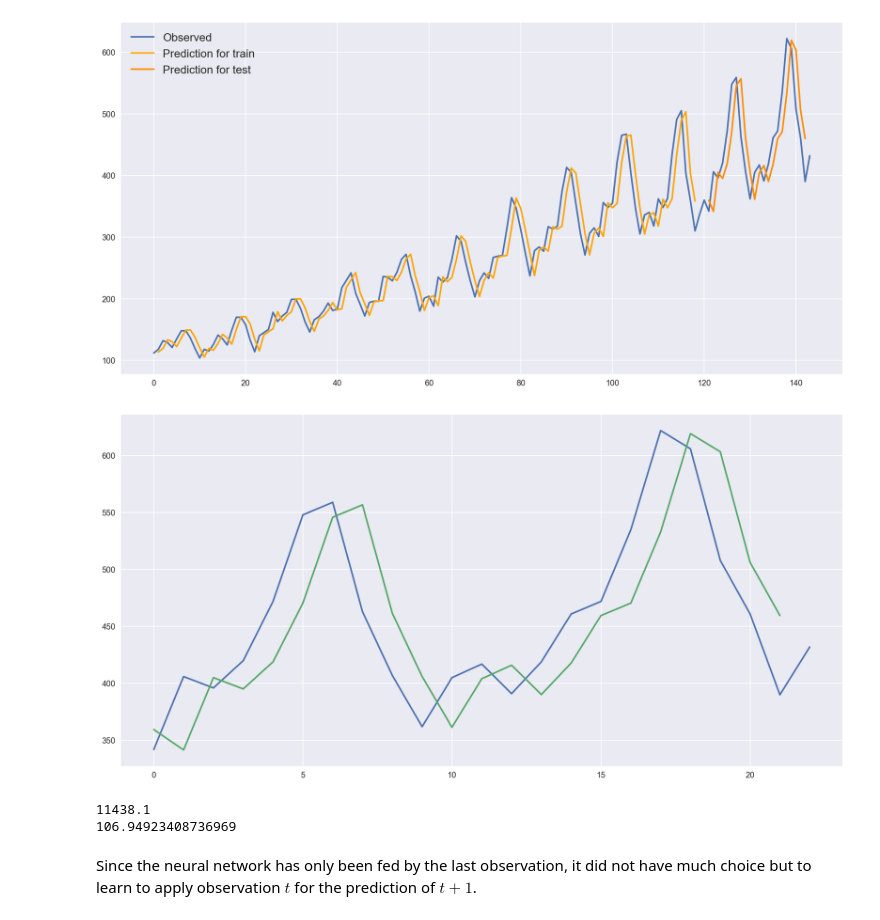
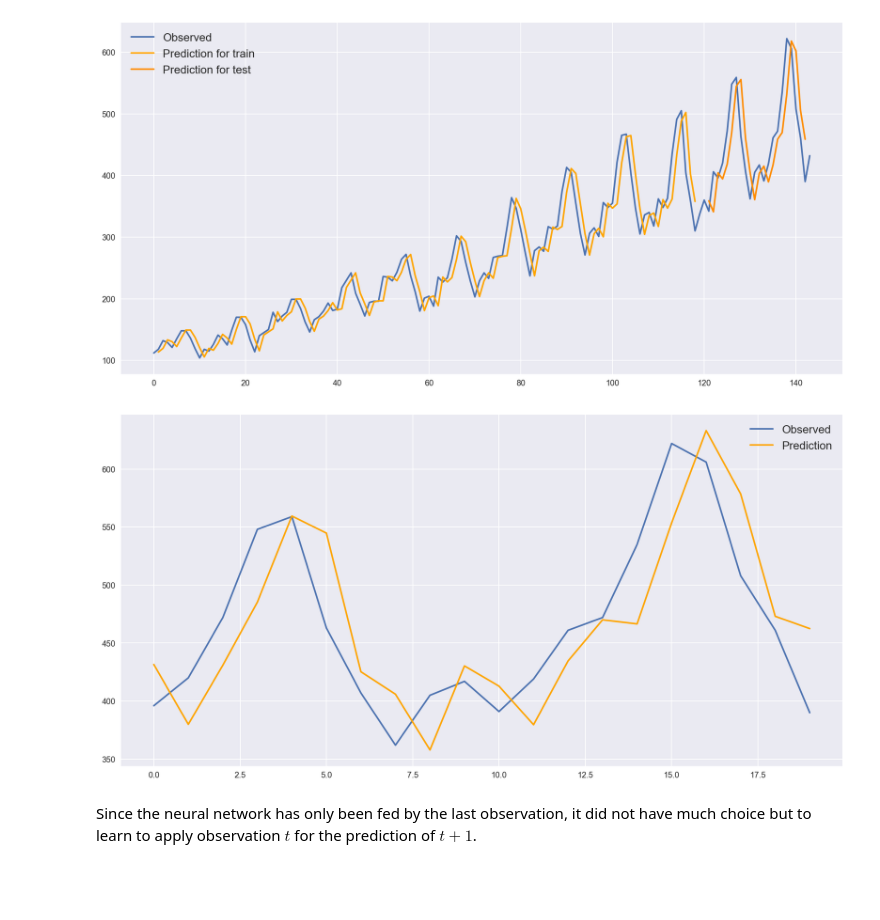
Before and after one commit to dacatay/time-series-analysis, a Jupyter notebook: 07_Forecasting_ANN.ipynb, the cells around one changed output. Drawn from its saved outputs; the diff is of its cells as text; code cells hidden in the pictures; blank space fills up the shorter version.

```diff
--- a/07_Forecasting_ANN.ipynb
+++ b/07_Forecasting_ANN.ipynb
@@ -291,20 +334,15 @@ plt.legend(loc='best');
 plt.show()
 # %% [output]
 [figure]
-# %%
-plt.plot(np.array(df['n_passengers'][121:]))
-#plt.plot(y_test)
-plt.plot(test_predict)
-plt.show()
-# %% [output]
-[figure, removed]
-# %%
-mse = ((y_test - test_predict) ** 2).mean()
-print(mse)
-print(math.sqrt(mse))
-# %% [output]
-11438.1
-106.94923408736969
+# %%
+mse = ((y_test.reshape(-1, 1) - test_predict.reshape(-1, 1)) ** 2).mean()
+plt.title('Prediction quality: {:.2f} MSE ({:.2f} RMSE)'.format(mse, math.sqrt(mse)))
+plt.plot(y_test.reshape(-1, 1), label='Observed')
+plt.plot(test_predict.reshape(-1, 1), label='Prediction', color='orange')
+plt.legend(loc='best');
+plt.show()
+# %% [output]
+[figure, added]
 # %% [markdown]
 Since the neural network has only been fed by the last observation, it did not have much choice but to learn to apply observation $t$ for the prediction of $t+1$.
 # %% [markdown]
```
Also changed, not shown: parts of 28 cells of this notebook, 8 other files.
